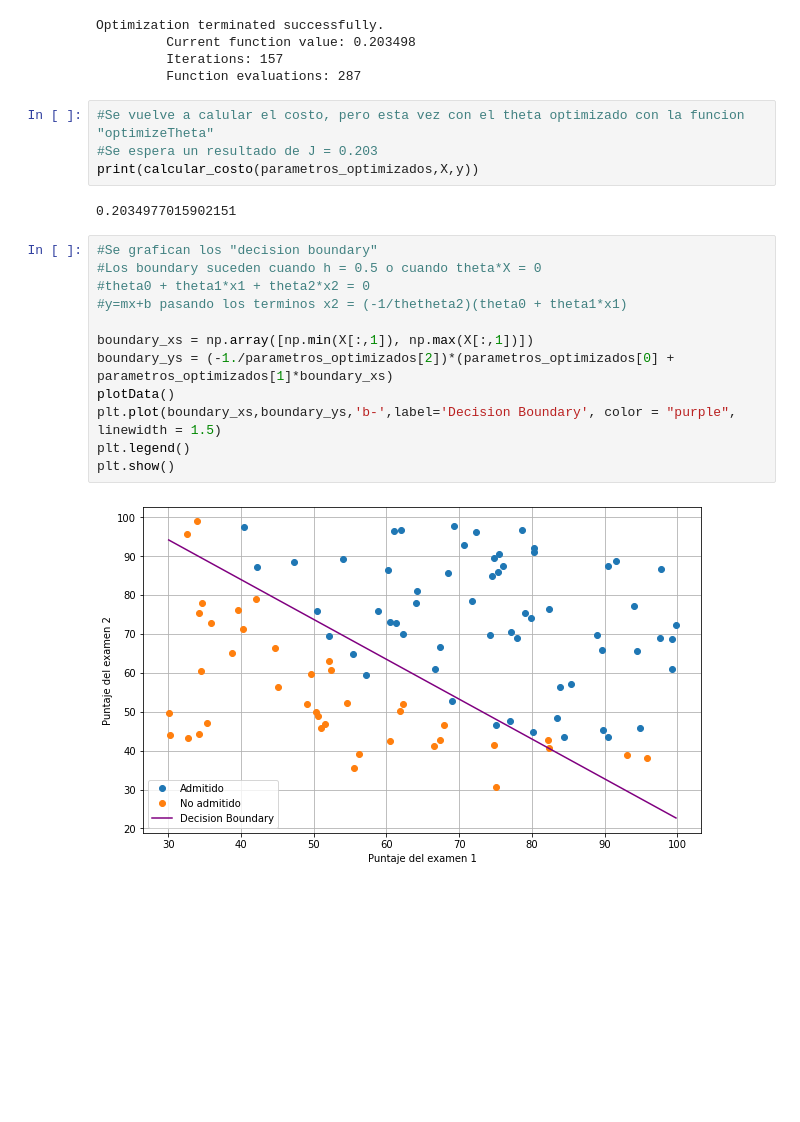
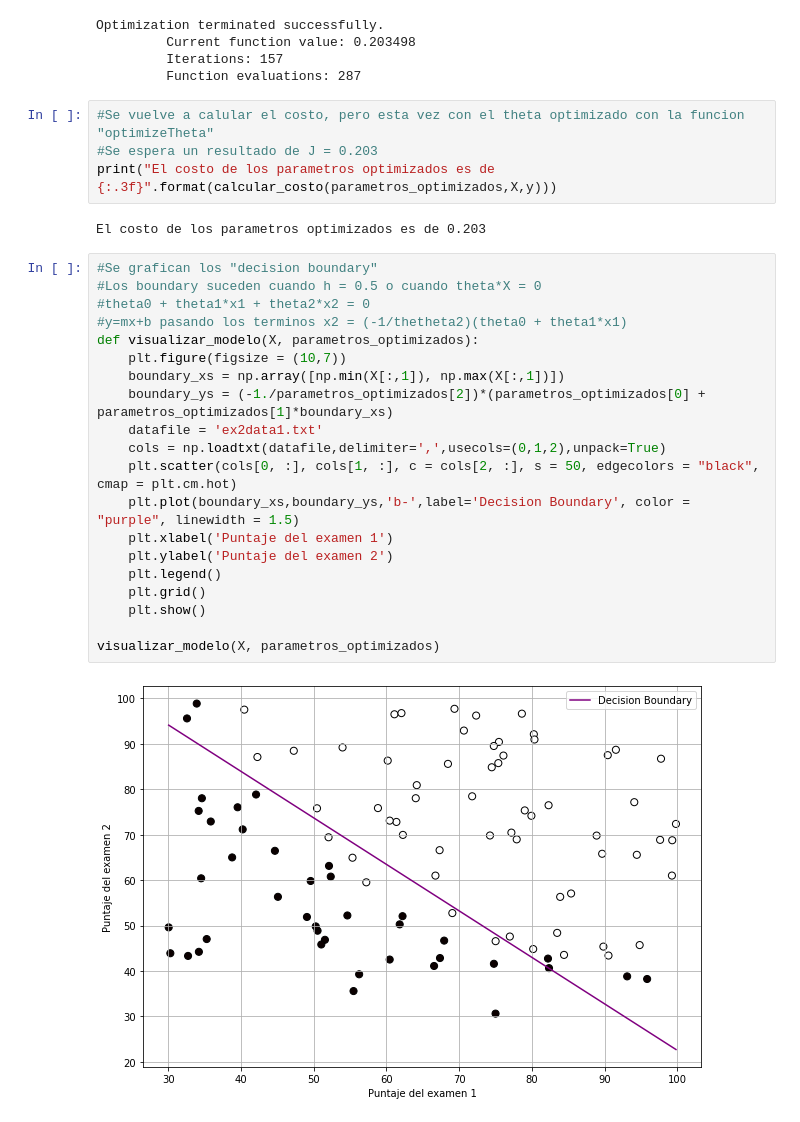
Before and after one commit to stissoni/machine-learning, a Jupyter notebook: Clasificador aspirantes universidad/Clasificador_aspirantes_a_universidad.ipynb, the cells around one changed output. Cells and saved outputs as stored; diff of their text form; blank space fills up the shorter version.

```diff
--- a/Clasificador aspirantes universidad/Clasificador_aspirantes_a_universidad.ipynb
+++ b/Clasificador aspirantes universidad/Clasificador_aspirantes_a_universidad.ipynb
@@ -98,21 +99,29 @@ Optimization terminated successfully.
 # %%
 #Se vuelve a calular el costo, pero esta vez con el theta optimizado con la funcion "optimizeTheta"
 #Se espera un resultado de J = 0.203
-print(calcular_costo(parametros_optimizados,X,y))
+print("El costo de los parametros optimizados es de {:.3f}".format(calcular_costo(parametros_optimizados,X,y)))
 # %% [output]
-0.2034977015902151
+El costo de los parametros optimizados es de 0.203
 # %%
 #Se grafican los "decision boundary"
 #Los boundary suceden cuando h = 0.5 o cuando theta*X = 0
 #theta0 + theta1*x1 + theta2*x2 = 0
 #y=mx+b pasando los terminos x2 = (-1/thetheta2)(theta0 + theta1*x1)
+def visualizar_modelo(X, parametros_optimizados):
+    plt.figure(figsize = (10,7))
+    boundary_xs = np.array([np.min(X[:,1]), np.max(X[:,1])])
+    boundary_ys = (-1./parametros_optimizados[2])*(parametros_optimizados[0] + parametros_optimizados[1]*boundary_xs)
+    datafile = 'ex2data1.txt'
+    cols = np.loadtxt(datafile,delimiter=',',usecols=(0,1,2),unpack=True)
+    plt.scatter(cols[0, :], cols[1, :], c = cols[2, :], s = 50, edgecolors = "black", cmap = plt.cm.hot)
+    plt.plot(boundary_xs,boundary_ys,'b-',label='Decision Boundary', color = "purple", linewidth = 1.5)
+    plt.xlabel('Puntaje del examen 1')
+    plt.ylabel('Puntaje del examen 2')
+    plt.legend()
+    plt.grid()
+    plt.show()
 
-boundary_xs = np.array([np.min(X[:,1]), np.max(X[:,1])])
-boundary_ys = (-1./parametros_optimizados[2])*(parametros_optimizados[0] + parametros_optimizados[1]*boundary_xs)
-plotData()
-plt.plot(boundary_xs,boundary_ys,'b-',label='Decision Boundary', color = "purple", linewidth = 1.5)
-plt.legend()
-plt.show()
+visualizar_modelo(X, parametros_optimizados)
 # %% [output]
-[figure, old version]
+[figure, new version]
 # %%
```
Also changed, not shown: parts of 4 cells of this notebook, 1 other file.
